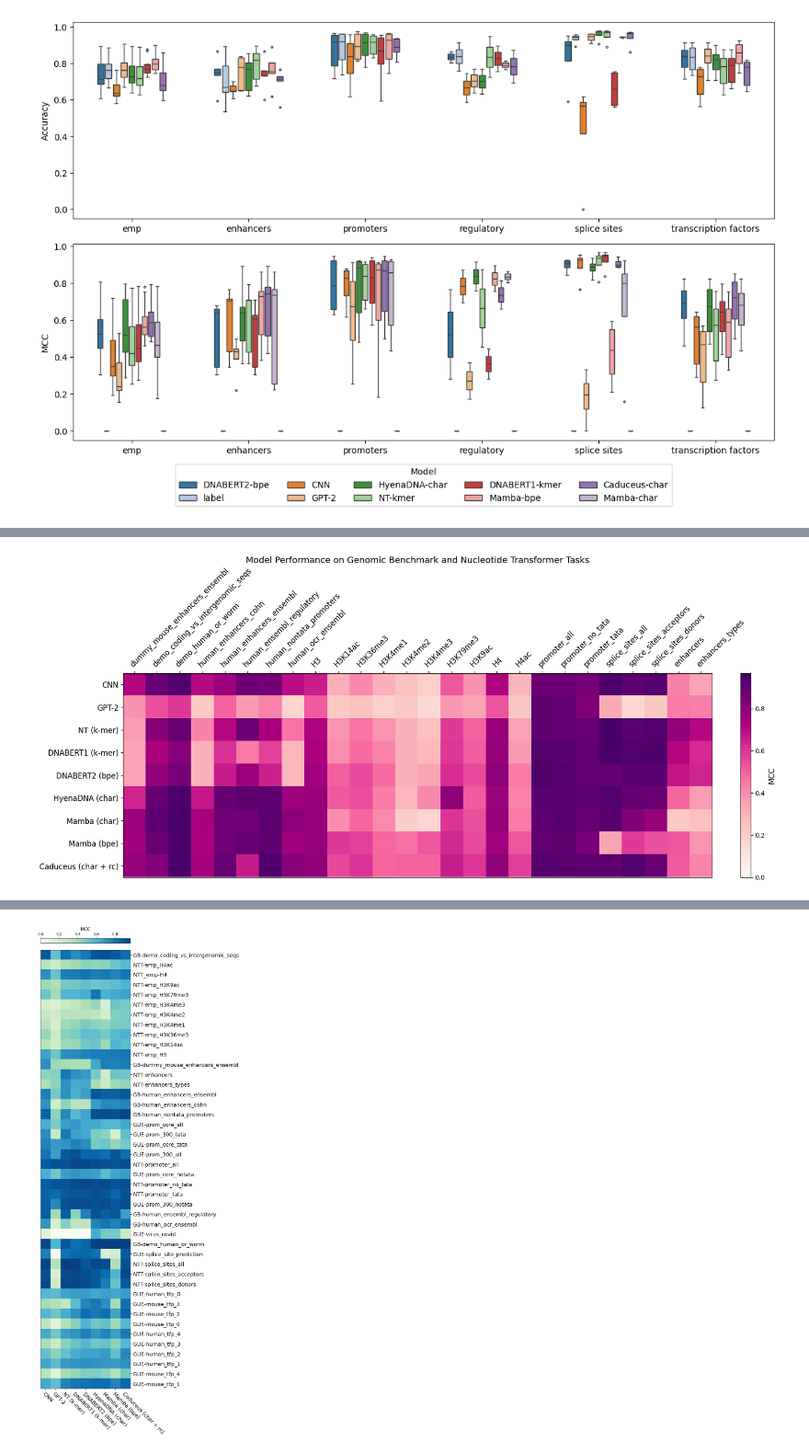
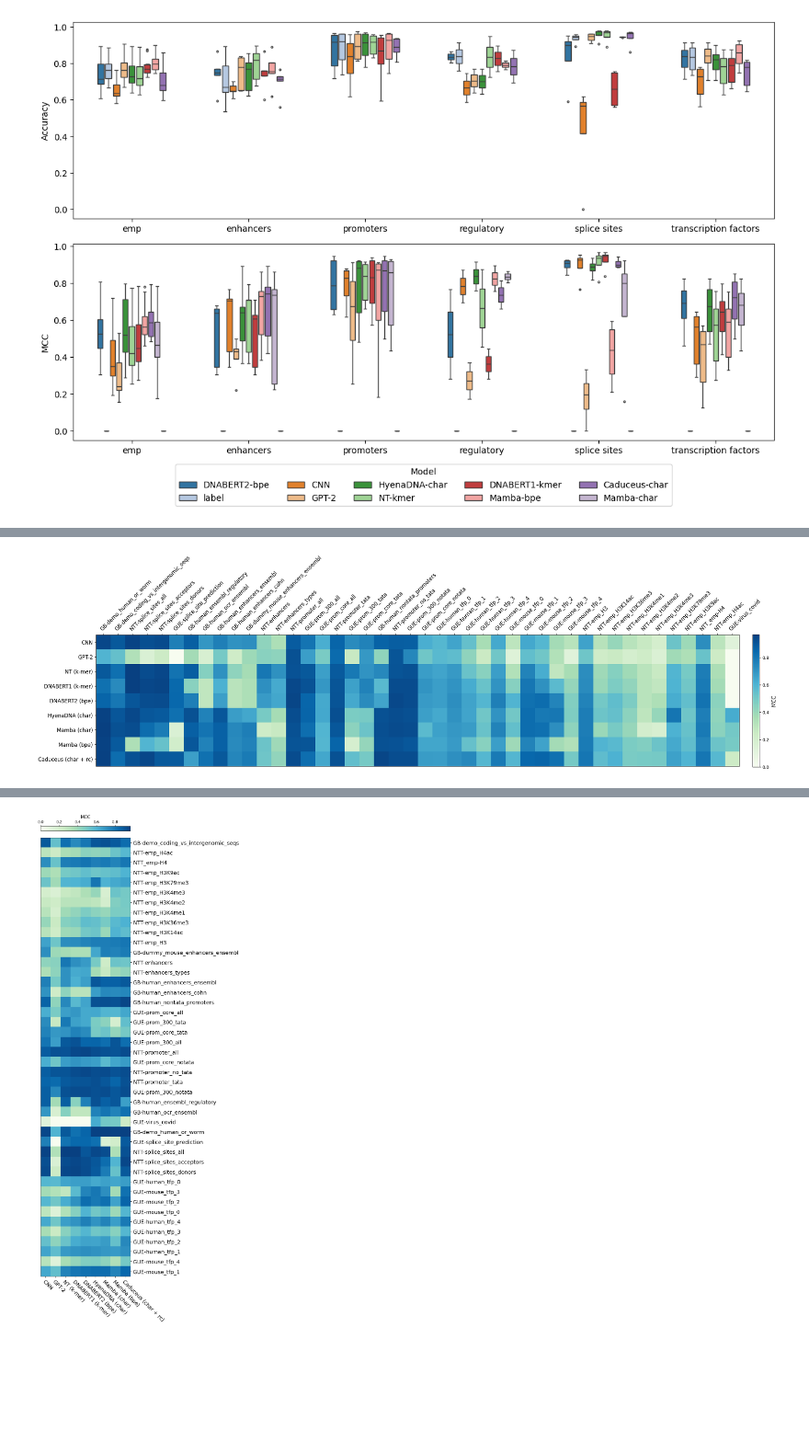
Before and after one commit to leannmlindsey/gLM_tokenization, a Jupyter notebook: TokenizationFINALFigures.ipynb, the cells around one changed output, grey strips where cells are left out. Shown at 92% size. Saved outputs shown, nothing was run; the diff lists cells and outputs as text; code cells hidden in the pictures; blank space fills up the shorter version.

```diff
--- a/TokenizationFINALFigures.ipynb
+++ b/TokenizationFINALFigures.ipynb
@@ -296,0 +346,3 @@ df_numeric = df[df['Benchmark'].isin(['Genomic Benchmark', 'Nucleotide Transform
+# %%
+df_numeric = df_numeric.sort_values(by='order')
+df_numeric.head()
@@ -297,3 +356,3 @@ df_numeric = df[df['Benchmark'].isin(['Genomic Benchmark', 'Nucleotide Transform
 # %%
-df_numeric = df_numeric.drop(columns=['Category', 'Benchmark','Abb','label'])
-#df_numeric
+df_numeric = df_numeric.drop(columns=['Category', 'Benchmark','Dataset','Abb'])
+df_numeric.head()
@@ -300,21 +366,23 @@ df_numeric = df_numeric.drop(columns=['Category', 'Benchmark','Abb','label'])
 # %%
-datasets = df_numeric['Dataset'].tolist()
+datasets = df_numeric['label'].tolist()
 models = ['CNN',	'GPT-2',	'NT (k-mer)',	'DNABERT1 (k-mer)',	'DNABERT2 (bpe)',	'HyenaDNA (char)',	'Mamba (char)',	'Mamba (bpe)', 'Caduceus (char + rc)']
-df_numeric = df_numeric.drop(columns=['Dataset']).to_numpy()
+
+df_numeric = df_numeric.drop(columns=['label','order']).to_numpy()
 df_numeric = df_numeric.transpose()
 # %%
 def heatmap(df_numeric, title, filename, width, height):
   fig, ax = plt.subplots(figsize=(width, height))
   im = ax.imshow(df_numeric)
-  im = ax.imshow(df_numeric, cmap='RdPu',vmin=0)
+  im = ax.imshow(df_numeric, cmap='GnBu',vmin=0)
 
   # Add colorbar
-  cbar = ax.figure.colorbar(im, ax=ax, orientation='vertical', fraction=0.046, pad=0.04)
+  cbar = ax.figure.colorbar(im, ax=ax, orientation='vertical', fraction=0.01, pad=0.02)
   cbar.set_label('MCC', fontsize=12)
 
   # Show all ticks and label them with the respective list entries
   ax.set_xticks(np.arange(len(datasets)), labels=datasets)
   ax.set_yticks(np.arange(len(models)), labels=models, fontsize=12)
+
   ax.xaxis.set_ticks_position('top')  # Move x-axis ticks and labels to the top
   ax.xaxis.set_label_position('top')  # Move x-axis label to the top
 
@@ -322,18 +390,18 @@ def heatmap(df_numeric, title, filename, width, height):
   plt.setp(ax.get_xticklabels(), rotation=45, ha="left",
          rotation_mode="anchor", fontsize=12)
 
-  # Loop over data dimensions and create text annotations.
+  # Add values in boxes
   #for i in range(len(models)):
   #  for j in range(len(datasets)):
   #      text = ax.text(j, i, df_numeric[i, j],
   #                     ha="center", va="center", color="w", fontsize=12)
   plt.subplots_adjust(left=0.1, right=0.9, top=0.9, bottom=0.1)
-  ax.set_title(title, fontsize=14)
+  #ax.set_title(title, fontsize=14)
   fig.tight_layout()
   #plt.savefig(filename, format='eps',bbox_inches='tight')
   plt.savefig(filename, format='pdf',bbox_inches='tight')
   plt.show()
 # %%
-heatmap(df_numeric, 'Model Performance on Genomic Benchmark and Nucleotide Transformer Tasks', 'model_mcc_heatmap_gb_nt.pdf', 18, 7)
+heatmap(df_numeric, 'Model Performance on All Benchmark Tasks', 'model_mcc_heatmap_all_horizontal.pdf', 24, 7)
 # %% [output]
-[figure, old version]
+[figure, new version]
```
Also changed, not shown: parts of 55 cells of this notebook.
